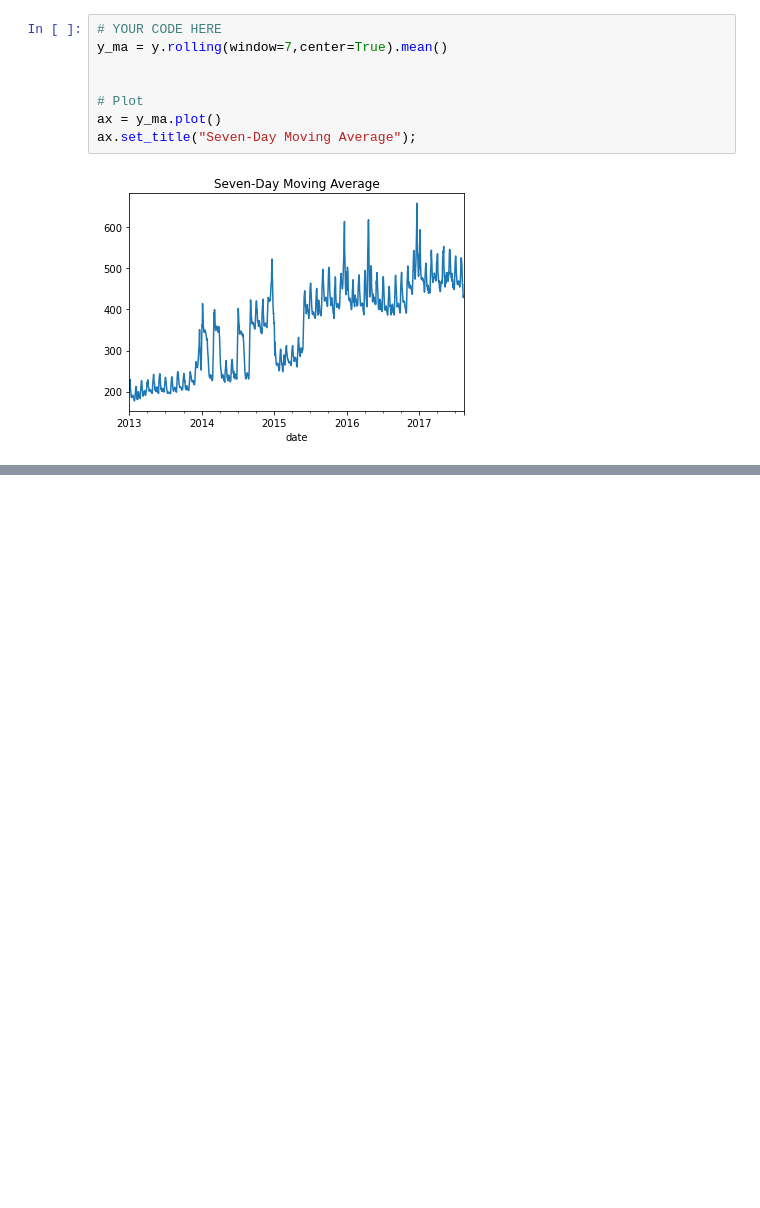
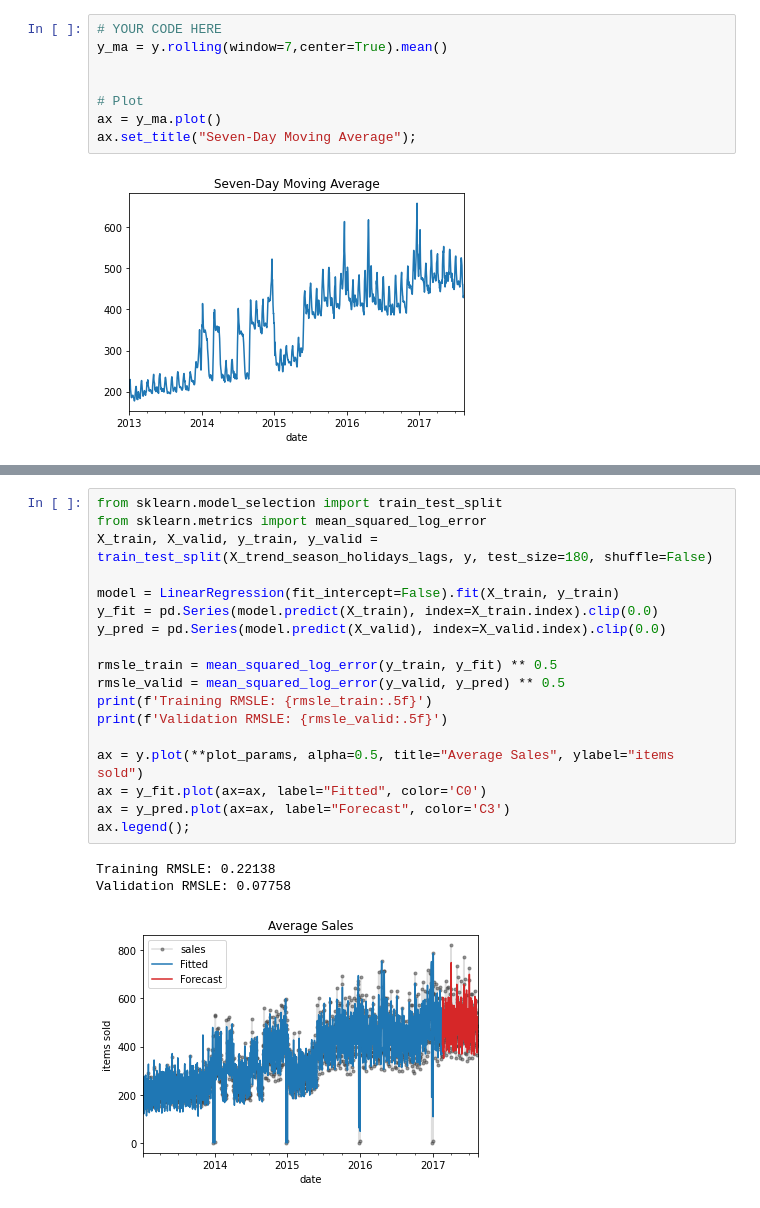
Before and after one commit to safersephy/ML-practice-2021, a Jupyter notebook: TS/TS.ipynb, the cells around one changed output, grey strips where cells are left out. Cells and saved outputs as stored; diff of their text form; blank space fills up the shorter version.

```diff
--- a/TS/TS.ipynb
+++ b/TS/TS.ipynb
@@ -378,0 +479,22 @@ ax.set_title("Seven-Day Moving Average");
+# %%
+from sklearn.model_selection import train_test_split
+from sklearn.metrics import mean_squared_log_error
+X_train, X_valid, y_train, y_valid = train_test_split(X_trend_season_holidays_lags, y, test_size=180, shuffle=False)
+
+model = LinearRegression(fit_intercept=False).fit(X_train, y_train)
+y_fit = pd.Series(model.predict(X_train), index=X_train.index).clip(0.0)
+y_pred = pd.Series(model.predict(X_valid), index=X_valid.index).clip(0.0)
+
+rmsle_train = mean_squared_log_error(y_train, y_fit) ** 0.5
+rmsle_valid = mean_squared_log_error(y_valid, y_pred) ** 0.5
+print(f'Training RMSLE: {rmsle_train:.5f}')
+print(f'Validation RMSLE: {rmsle_valid:.5f}')
+
+ax = y.plot(**plot_params, alpha=0.5, title="Average Sales", ylabel="items sold")
+ax = y_fit.plot(ax=ax, label="Fitted", color='C0')
+ax = y_pred.plot(ax=ax, label="Forecast", color='C3')
+ax.legend();
+# %% [output]
+Training RMSLE: 0.22138
+Validation RMSLE: 0.07758
+[figure, added]
```
Also changed, not shown: parts of 6 cells of this notebook.
